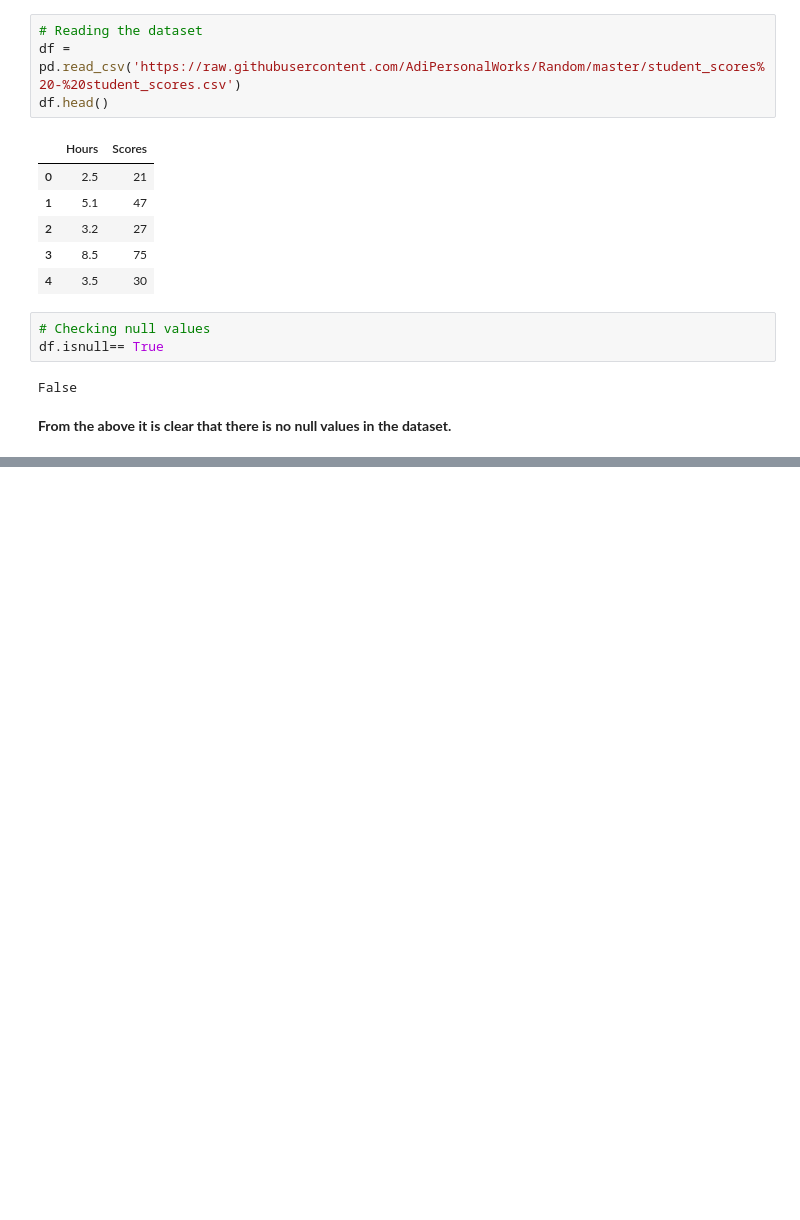
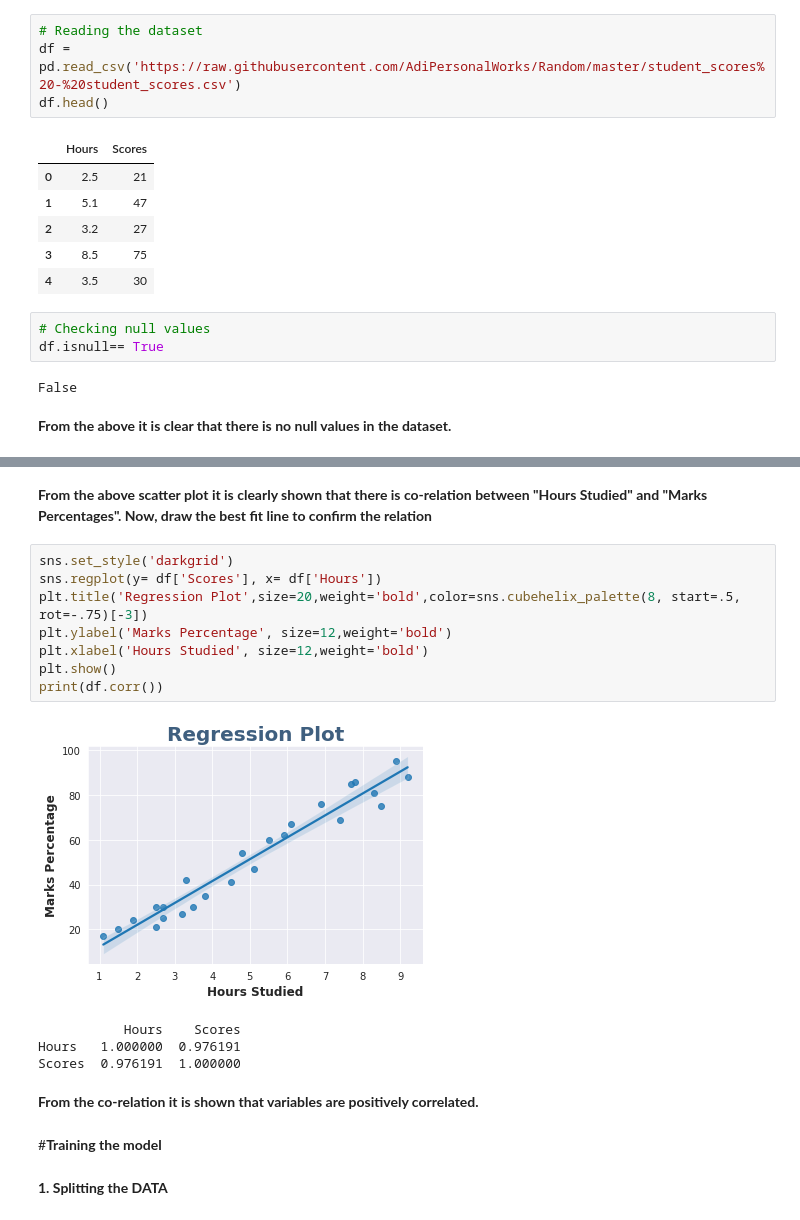
Before and after one commit to tawadesharad/Predicti-percentage-of-student-using-Supervised-Machine-Learning, a Jupyter notebook: Prediction_using_supervised_ML.ipynb, the cells around one changed output, grey strips where cells are left out. Cells and saved outputs as stored; diff of their text form; blank space fills up the shorter version.

```diff
--- a/Prediction_using_supervised_ML.ipynb
+++ b/Prediction_using_supervised_ML.ipynb
@@ -41,0 +53,21 @@ False
+# %% [markdown]
+**From the above scatter plot it is clearly shown that there is co-relation between "Hours Studied" and "Marks Percentages". Now, draw the best fit line to confirm the relation**
+# %%
+sns.set_style('darkgrid')
+sns.regplot(y= df['Scores'], x= df['Hours'])
+plt.title('Regression Plot',size=20,weight='bold',color=sns.cubehelix_palette(8, start=.5, rot=-.75)[-3])
+plt.ylabel('Marks Percentage', size=12,weight='bold')
+plt.xlabel('Hours Studied', size=12,weight='bold')
+plt.show()
+print(df.corr())
+# %% [output]
+[figure, added]
+           Hours    Scores
+Hours   1.000000  0.976191
+Scores  0.976191  1.000000
+# %% [markdown]
+**From the co-relation it is shown that variables are positively correlated.**
+# %% [markdown]
+#**Training the model**
+# %% [markdown]
+**1. Splitting the DATA**
```
Also changed, not shown: parts of 8 cells of this notebook.
